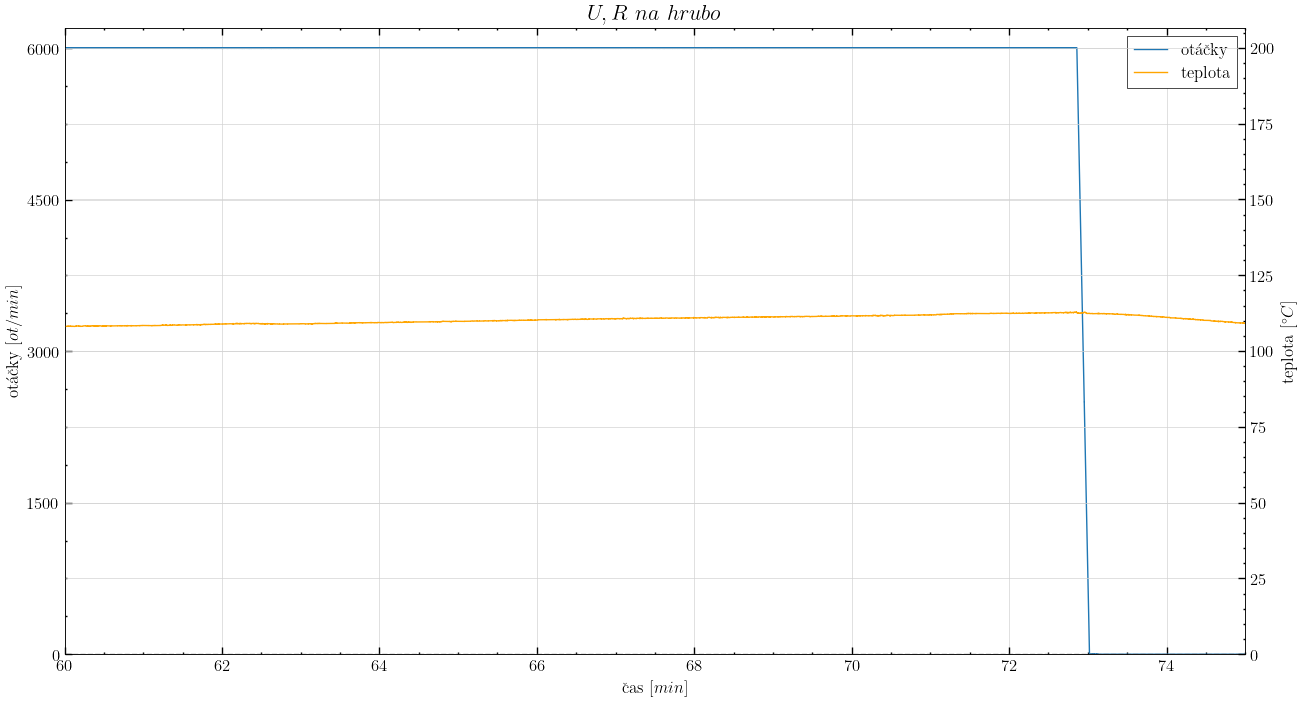
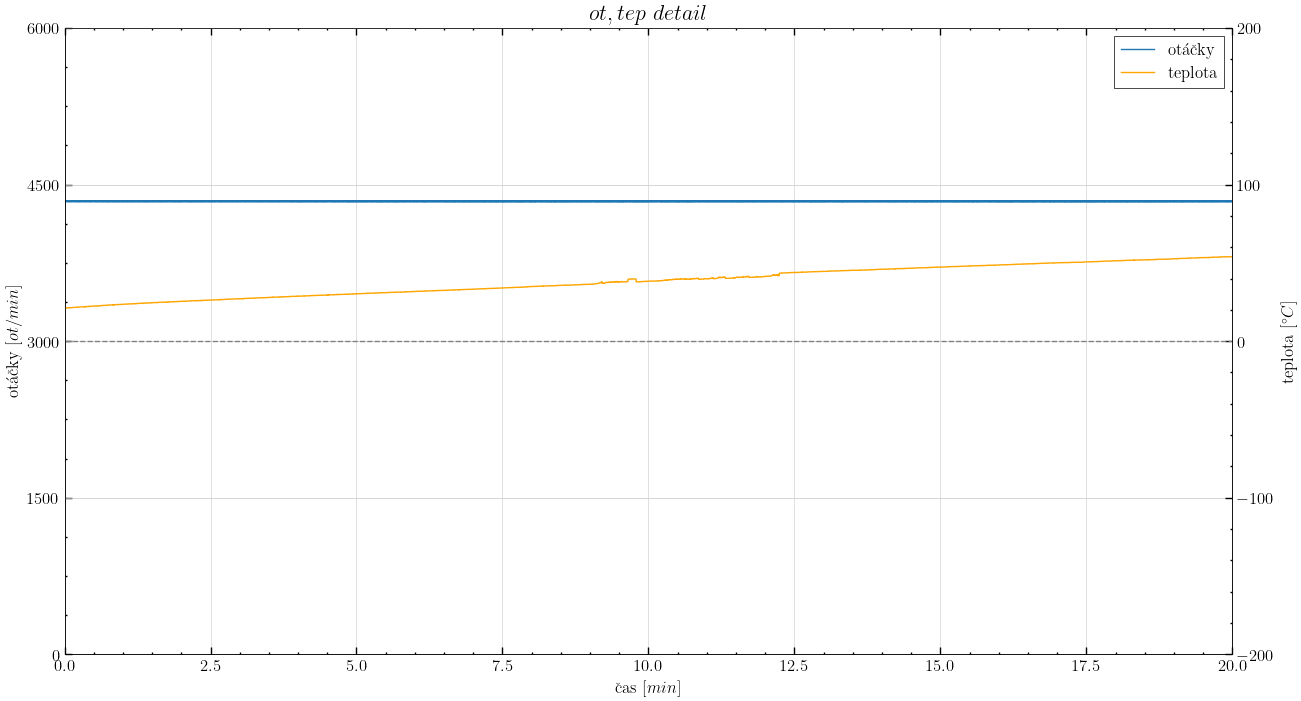
The notebook cell's code change between the first figure and the second:
--- before
+++ after
@@ -1,7 +1,8 @@
 fig, host = plt.subplots(figsize=(13,7), layout='constrained')
 ax2 = host.twinx()  
-host.set_xlim(60, 75)
-host.set_ylim(0, 6200)
-ax2.set_ylim(0, 206.5)
+host.set_xlim(0, 20)
+host.set_ylim(0, 6000)
+ax2.set_ylim(-200, 200)
+
 
 p1 = host.plot(X, ot, label="otáčky")
@@ -10,6 +11,5 @@
 plt.hlines(0,0, X[-1],color='gray',linestyle='--',linewidth=1)
 
-# plt.title("U,R na hrubo")
-plt.title(r"$U,R$ $na$ $hrubo$", fontsize=16, color='k')
+plt.title(r"$ot,tep$ $detail$", fontsize=16, color='k')
 host.legend(handles=p1+p2, loc='upper right')
 # host.set_yticks(np.arange(-120, 140, step=40))
@@ -18,4 +18,5 @@
 
 host.set_yticks([0,1500,3000,4500,6000]) 
+ax2.set_yticks([-200,-100,0,100,200])
 
 host.set_xlabel("čas $[min]$", fontsize=12, color = 'k')

Commit: suprtest